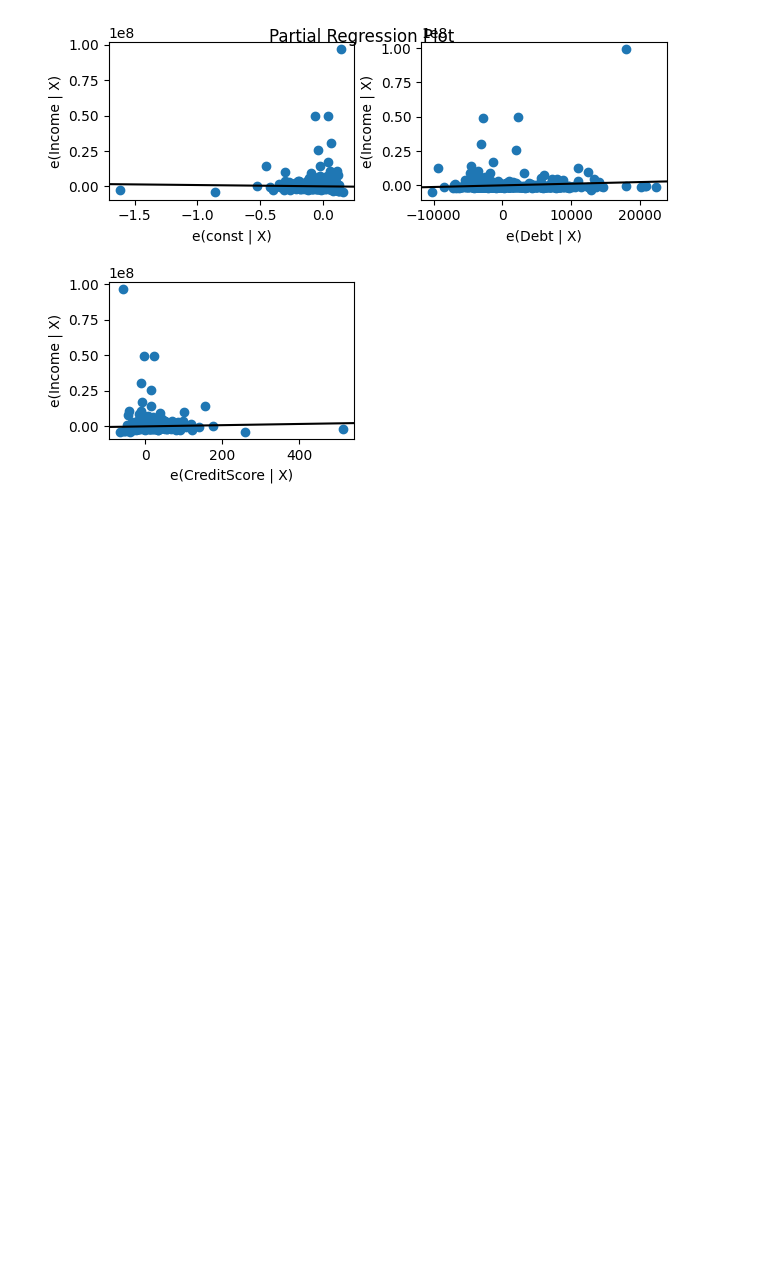
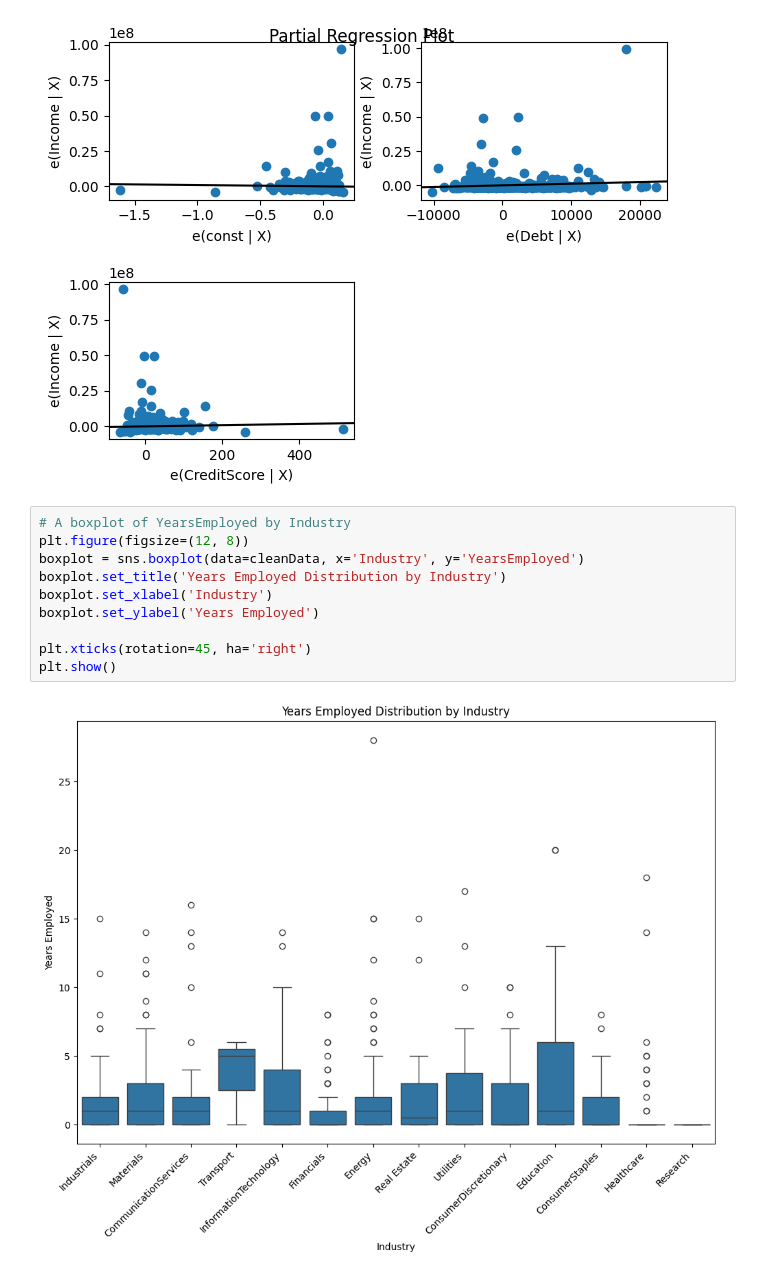
Before and after one commit to dtrejo21/stats-final-project, a Jupyter notebook: FinalProject.ipynb, the cells around one changed output. Saved outputs shown, nothing was run; the diff lists cells and outputs as text; blank space fills up the shorter version.

```diff
--- a/FinalProject.ipynb
+++ b/FinalProject.ipynb
@@ -121,3 +133,15 @@ fig = sm.graphics.plot_partregress_grid(
 plt.show()
 # %% [output]
 [figure]
+# %%
+# A boxplot of YearsEmployed by Industry
+plt.figure(figsize=(12, 8))
+boxplot = sns.boxplot(data=cleanData, x='Industry', y='YearsEmployed')
+boxplot.set_title('Years Employed Distribution by Industry')
+boxplot.set_xlabel('Industry')
+boxplot.set_ylabel('Years Employed')
+
+plt.xticks(rotation=45, ha='right')
+plt.show()
+# %% [output]
+[figure, added]
```
Also changed, not shown: parts of 10 cells of this notebook, 1 other file.
